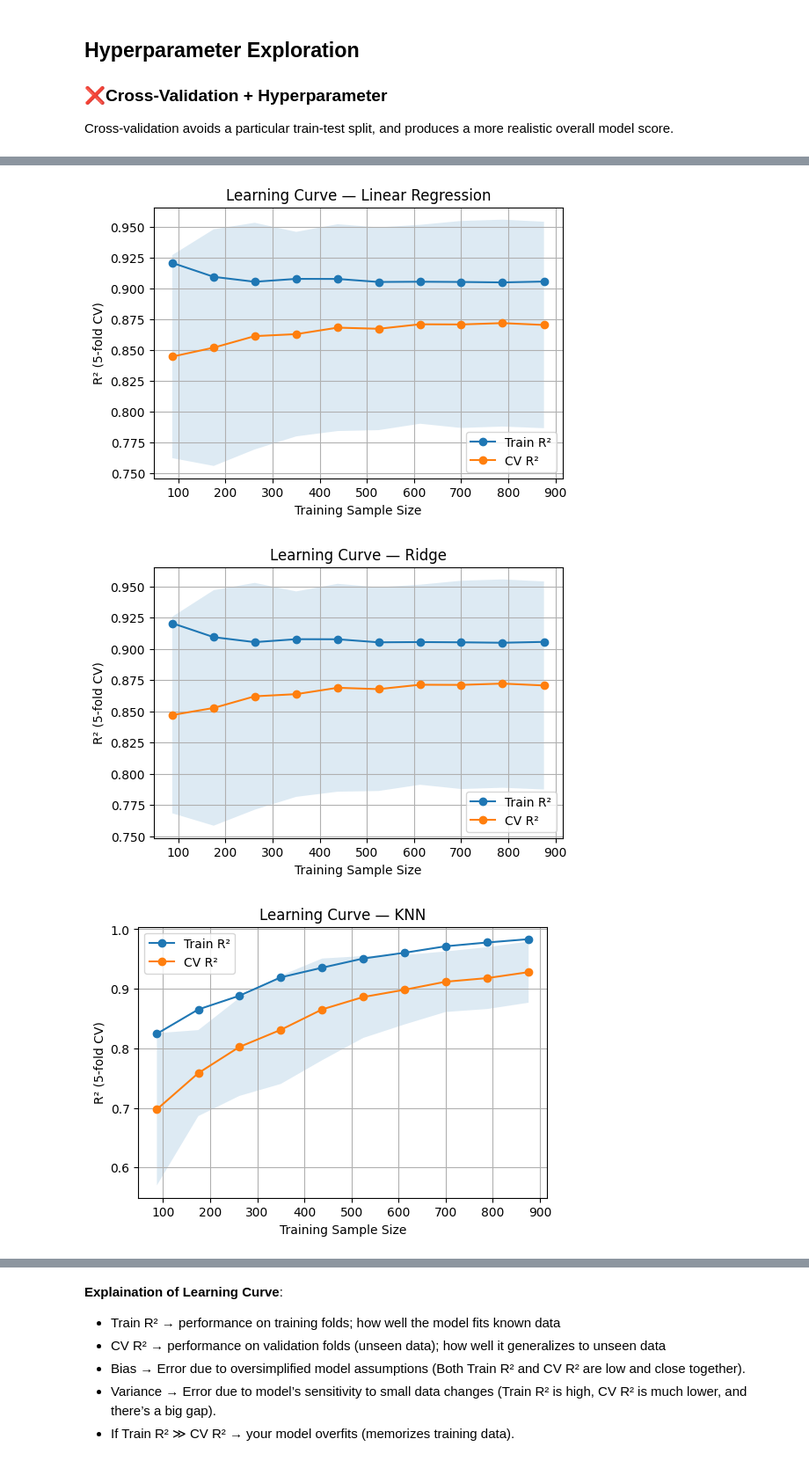
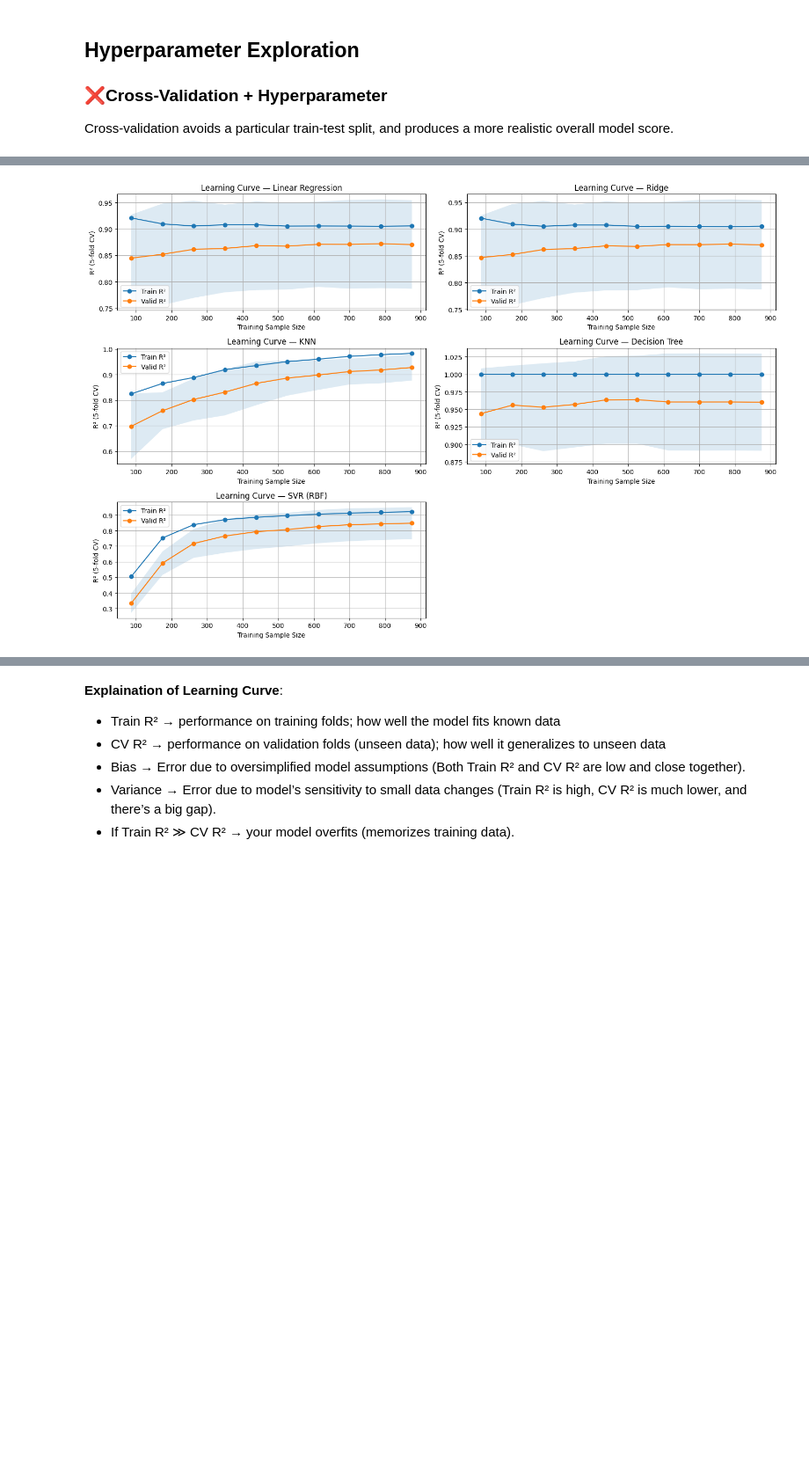
Before and after one commit to Suemy19710/TrafficHCMC, a Jupyter notebook: machine_learning.ipynb, the cells around one changed output, grey strips where cells are left out. Shown at 88% size. Cells and saved outputs as stored; diff of their text form; code cells hidden in the pictures; blank space fills up the shorter version.

```diff
--- a/machine_learning.ipynb
+++ b/machine_learning.ipynb
@@ -839,0 +892,17 @@ The parameter sweep plots show each model's complexity affect its generalization
+# %%
+plt.figure(figsize=(14, 10))
+for i, (name, model) in enumerate(models.items(), 1):
+    model.fit(X_train, y_train)
+    preds = model.predict(X_test)
+    residuals = y_test - preds
+
+    plt.subplot(2, 2, i)
+    plt.scatter(y_test, residuals, alpha=0.6, edgecolor="k")
+    plt.axhline(0, linestyle="--")
+    plt.xlabel("Predicted Speed")
+    plt.ylabel("Residual (Actual - Predicted)")
+    plt.title(f"Residuals vs Predicted — {name}")
+    plt.grid()
+
+plt.tight_layout()
+plt.show()
@@ -842,48 +925,29 @@ The parameter sweep plots show each model's complexity affect its generalization
 #### Train and Validation Performance with Learning Curve
 # %%
-pipelines = {
-    "Linear Regression": Pipeline([
-        ("scaler", StandardScaler()),
-        ("model", LinearRegression())
-    ]),
-    "Ridge": Pipeline([
-        ("scaler", StandardScaler()),
-        ("model", Ridge())
-    ]),
-    "KNN": Pipeline([
-        ("scaler", StandardScaler()),
-        ("model", KNeighborsRegressor())
-    ]),
-    "Decision Tree": Pipeline([
-        ("model", DecisionTreeRegressor(random_state=42))
-    ]),
-    "SVR (RBF)": Pipeline([
-        ("scaler", StandardScaler()),
-        ("model", SVR(kernel="rbf"))
-    ]),
-}
+plt.figure(figsize=(15, 10))
 
-for name, model in pipelines.items():
+for i, (name, model) in enumerate(pipelines.items(), start=1):
     train_sizes, train_scores, val_scores = learning_curve(
         model, X, y, cv=5, scoring="r2", n_jobs=1,
         train_sizes=np.linspace(0.1, 1.0, 10), shuffle=True, random_state=42
     )
 
     train_mean = np.mean(train_scores, axis=1)
     val_mean = np.mean(val_scores, axis=1)
     val_std = np.std(val_scores, axis=1)
 
-    plt.figure(figsize=(6,4))
+    # Use i for subplot index
+    plt.subplot(3, 2, i)  # (rows, cols, index)
     plt.plot(train_sizes, train_mean, "o-", label="Train R²")
-    plt.plot(train_sizes, val_mean, "o-", label="CV R²")
+    plt.plot(train_sizes, val_mean, "o-", label="Valid R²")
     plt.fill_between(train_sizes, val_mean - val_std, val_mean + val_std, alpha=0.15)
     plt.title(f"Learning Curve — {name}")
     plt.xlabel("Training Sample Size")
     plt.ylabel("R² (5-fold CV)")
     plt.legend()
     plt.grid(True)
-    plt.show()
+
+plt.tight_layout()
+plt.show()
 # %% [output]
-[figure, old version]
+[figure, new version]
-[figure, removed]
-[figure, removed]
```
Also changed, not shown: parts of 30 cells of this notebook, 3 other files.
